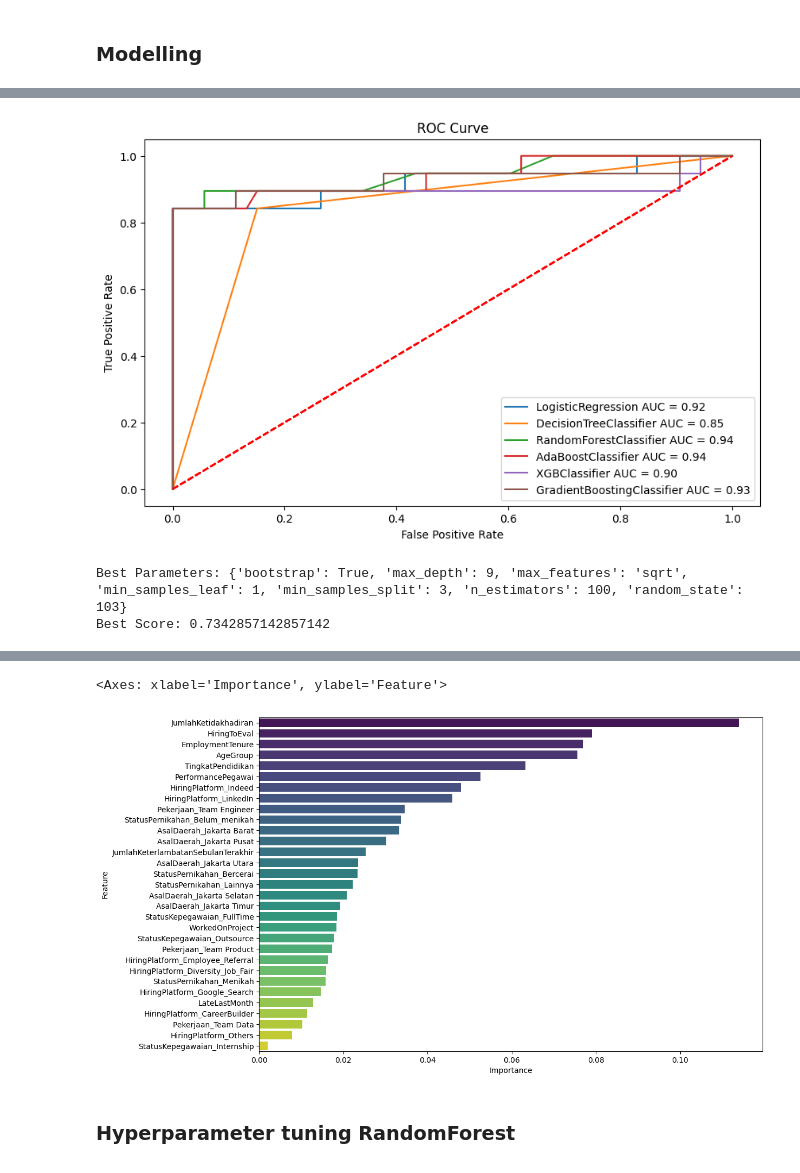
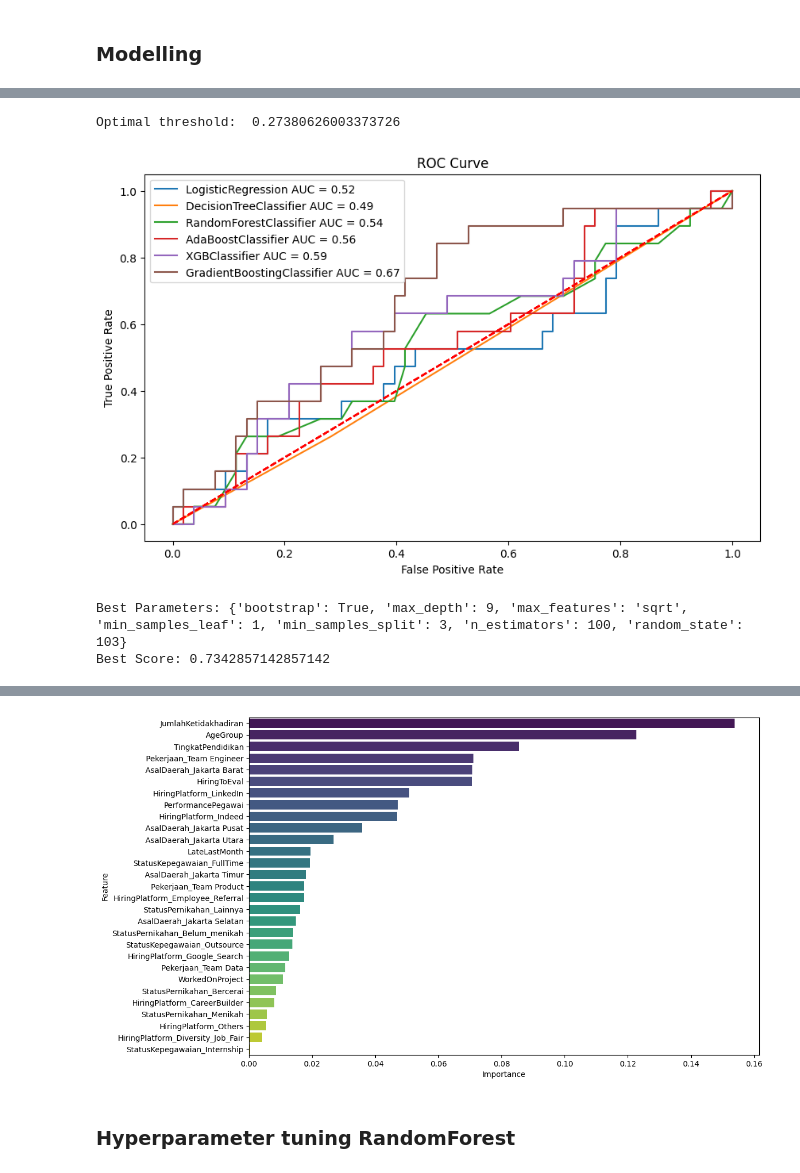
Before and after one commit to azaryasph/Improving-Employee-Retention-By-Predicting-Employee-Attrition-Using-Machine-Learning, a Jupyter notebook: notebook/predict_employee_attrition.ipynb, the cells around one changed output, grey strips where cells are left out. Cells and saved outputs as stored; diff of their text form; code cells hidden in the pictures.

```diff
--- a/notebook/predict_employee_attrition.ipynb
+++ b/notebook/predict_employee_attrition.ipynb
@@ -937,9 +938,12 @@ to_replace = platform_vc[platform_vc < 20].index
 # Replace hiring platforms with less than 10 employees with 'Others'
 data_proc['HiringPlatform'] = data_proc['HiringPlatform'].replace(to_replace, 'Others')
 
-data_proc['ResignYear'] = data_proc['ResignYear'].fillna(0)
-data_proc['EmploymentTenure'] = data_proc['ResignYear'] - data_proc['HiringYear']
-data_proc['EmploymentTenure'] = data_proc['EmploymentTenure'].apply(lambda x: 0 if x < 0 else x)
+# data_proc['ResignYear'] = data_proc['ResignYear'].fillna(0)
+# data_proc['EmploymentTenure'] = data_proc['ResignYear'] - data_proc['HiringYear']
+# data_proc['EmploymentTenure'] = data_proc['EmploymentTenure'].apply(lambda x: 0 if x < 0 else x)
+
+prsnt_year = datetime.now().year
+data_proc['EmploymentTenure'] = 2020 - data_proc['HiringYear']
 
 # Because there's missing values on some features,
 # so I need to fill the missing values first for each train test before creating some new features
@@ -1430,0 +1496,26 @@ eval_metrics
+# %%
+lr_hr = LogisticRegression(random_state=103)
+dt_hr = DecisionTreeClassifier(random_state=103)
+rf_hr = RandomForestClassifier(random_state=103)
+adb_hr = AdaBoostClassifier(random_state=103)
+xgb_hr = XGBClassifier(random_state=103)
+gb_hr = GradientBoostingClassifier(random_state=103)
+
+# List of models
+models = [lr_hr, dt_hr, rf_hr, adb_hr, xgb_hr, gb_hr]
+
+# List to store the scores
+scores = []
+
+X_trn = X_train_over.drop(columns=['EmploymentTenure', 'JumlahKeterlambatanSebulanTerakhir'])
+X_tsn = X_test_ohe.drop(columns=['EmploymentTenure', 'JumlahKeterlambatanSebulanTerakhir'])
+
+# Train and evaluate the models
+for model in models:
+    score = train_eval_model(model, X_trn, y_train_over, X_tsn, y_test, 0.5)
+    scores.append(score)
+
+# Concatenate the evaluation metrics of the models
+eval_metrics = pd.concat(scores)
+
+eval_metrics
@@ -1431,9 +1530,20 @@ eval_metrics
+# %%
+# Get the optimal threshold
+y_scores = model.predict_proba(X_tsn)[:, 1]  # get the probability of the positive class
+fpr, tpr, thresholds = roc_curve(y_test, y_scores)
+
+# Find the optimal threshold
+optimal_idx = np.argmax(tpr - fpr)
+optimal_threshold = thresholds[optimal_idx]
+print("Optimal threshold: ", optimal_threshold)
+# %% [output]
+Optimal threshold:  0.27380626003373726
 # %%
 # Iterate plot roc ucurve for the model
 fig, ax = plt.subplots(figsize=(10, 6))
 
 for model in models:
-    plot_roc_curve(model, X_train_over, y_train_over, X_test_ohe, y_test, ax)
+    plot_roc_curve(model, X_trn, y_train_over, X_tsn, y_test, ax)
 
 # Display the legend
 ax.legend()
@@ -1441,7 +1551,7 @@ ax.legend()
 # Display the plot
 plt.show()
 # %% [output]
-[figure, old version]
+[figure, new version]
 # %%
 # Define parameter to tune Random Forest
 param_rf = {
@@ -1509,28 +1619,29 @@ score
 | 0 | RandomForestClassifier | 0.925718 | 0.57001 | 0.780884 | 0.993007 | 0.894737 | 0.710952 |
 # %%
 # Get feature importances from the xgb model
-rf_hr.fit(X_train_over, y_train_over)
+gb_hr.fit(X_trn, y_train_over)
 
 # Get feature importances from the xgb model
-feat_imp = rf_hr.feature_importances_
+feat_imp = gb_hr.feature_importances_
 
 # Get feature names from the X_train_ohe
-feat_names = X_train_ohe.columns
+feat_names = X_trn.columns
 
 # Create a DataFrame of the feature importances
 feat_imp_df = pd.DataFrame({'Feature': feat_names, 'Importance': feat_imp})
 
 # Sort the DataFrame by feature importance
 feat_imp_df = feat_imp_df.sort_values(by='Importance', ascending=False)
 
 # Set the figure size
 plt.figure(figsize=(12, 8))
 
 # Create a barplot for the feature importances
 sns.barplot(x='Importance', y='Feature', data=feat_imp_df, palette='viridis')
+
+plt.show()
 # %% [output]
-<Axes: xlabel='Importance', ylabel='Feature'>
-[figure, old version]
+[figure, new version]
 # %% [markdown]
 ### Hyperparameter tuning RandomForest
 # %%
```
Also changed, not shown: parts of 13 cells of this notebook.
